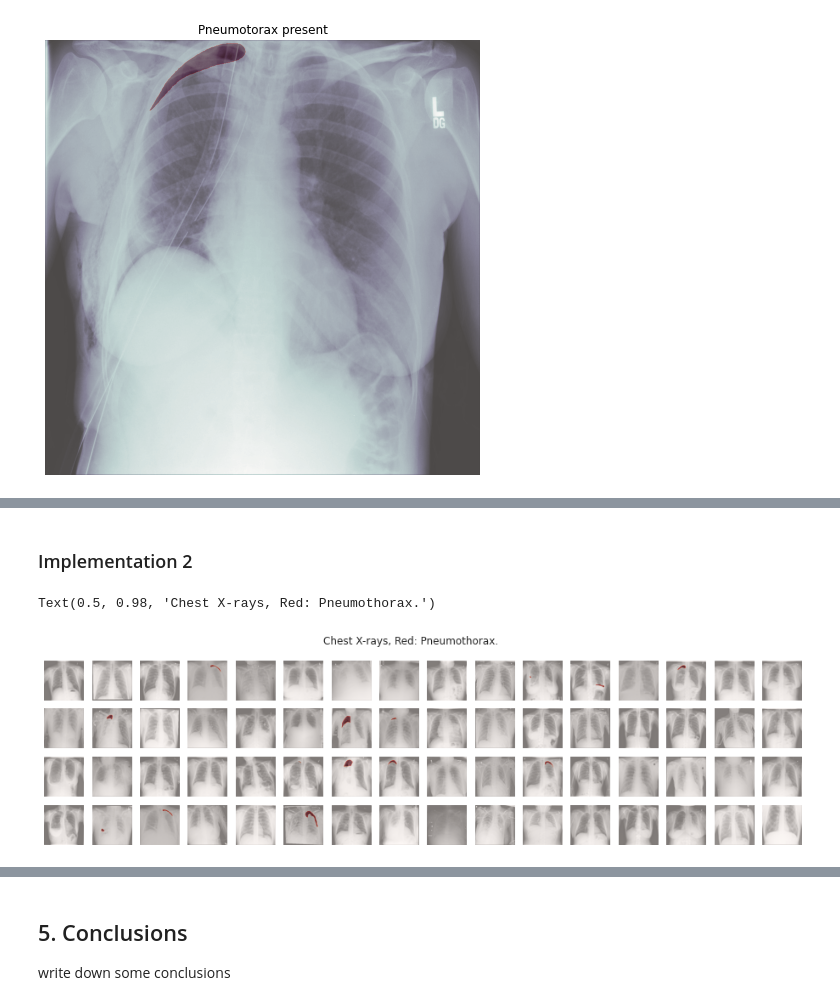
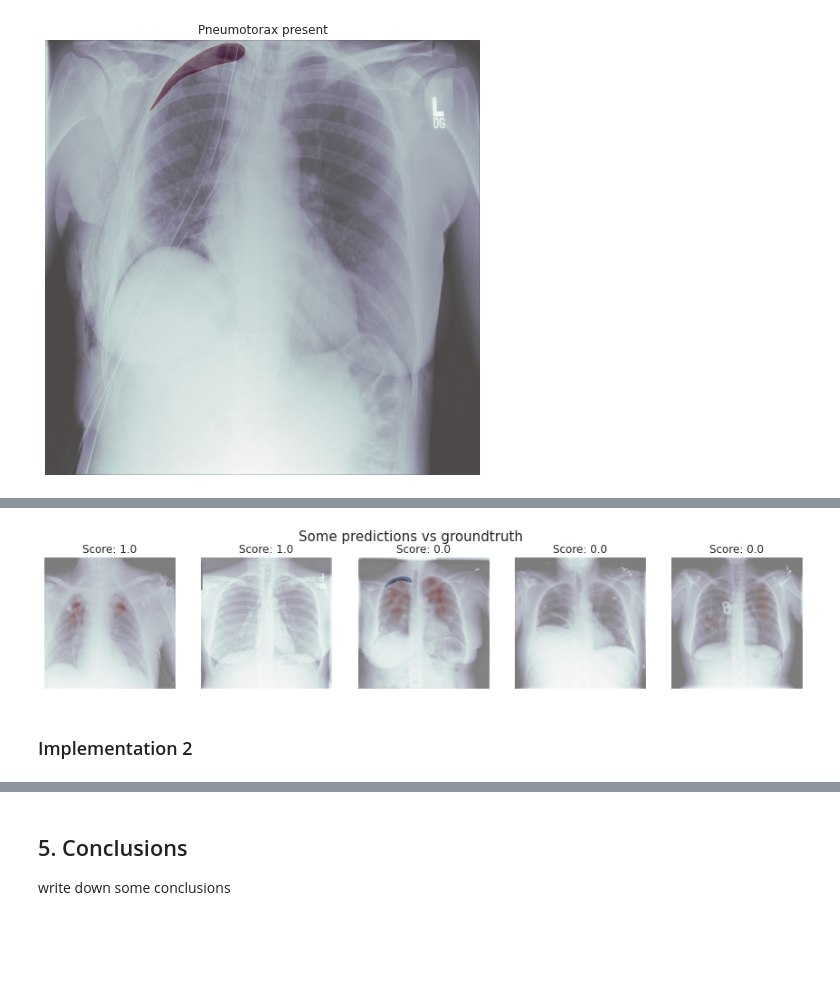
Before and after one commit to adriacarrasquilla/pneumothorax-segmentation, a Jupyter notebook: pneumothorax.ipynb, the cells around one changed output, grey strips where cells are left out. Cells and saved outputs as stored; diff of their text form; code cells hidden in the pictures; blank space fills up the shorter version.

```diff
--- a/pneumothorax.ipynb
+++ b/pneumothorax.ipynb
@@ -359,2 +512,18 @@ model.fit(X_train, Y_train, validation_split=.2, batch_size=32, epochs=1)
+# %%
+offset = 4
+max_imgs = 5
+predictions = model.predict(X_train[offset:max_imgs+offset])
+fig, axs = plt.subplots(1, max_imgs, figsize=(max_imgs*3, 1*3))
+for i in range(0,max_imgs):
+    axs[i].imshow(X_train[offset + i], cmap=plt.cm.bone)
+    axs[i].imshow(predictions[i], alpha=0.3, cmap="Reds")
+    axs[i].imshow(Y_train[offset + i], alpha=0.3, cmap="Blues")
+    score = dice_coefficient(K.cast(Y_train[offset + i], "float32"), predictions[i])
+    axs[i].set_title(f"Score: {score:.4}")
+    axs[i].axis("off")
+plt.suptitle("Some predictions vs groundtruth", size=15)
+plt.show()
+# %% [output]
+[figure, added]
 # %% [markdown]
 ### Implementation 2
@@ -509,16 +529,0 @@ a = DataGenerator(batch_size=64,shuffle=False)
-# %%
-images,masks = a.__getitem__(0)
-max_images = 64
-grid_width = 16
-grid_height = int(max_images / grid_width)
-fig, axs = plt.subplots(grid_height, grid_width, figsize=(grid_width, grid_height))
-
-for i,(im, mask) in enumerate(zip(images,masks)):
-    ax = axs[int(i / grid_width), i % grid_width]
-    ax.imshow(im.squeeze(), cmap="bone")
-    ax.imshow(mask.squeeze(), alpha=0.5, cmap="Reds")
-    ax.axis('off')
-plt.suptitle("Chest X-rays, Red: Pneumothorax.")
-# %% [output]
-Text(0.5, 0.98, 'Chest X-rays, Red: Pneumothorax.')
-[figure, removed]
```
Also changed, not shown: parts of 69 cells of this notebook.
